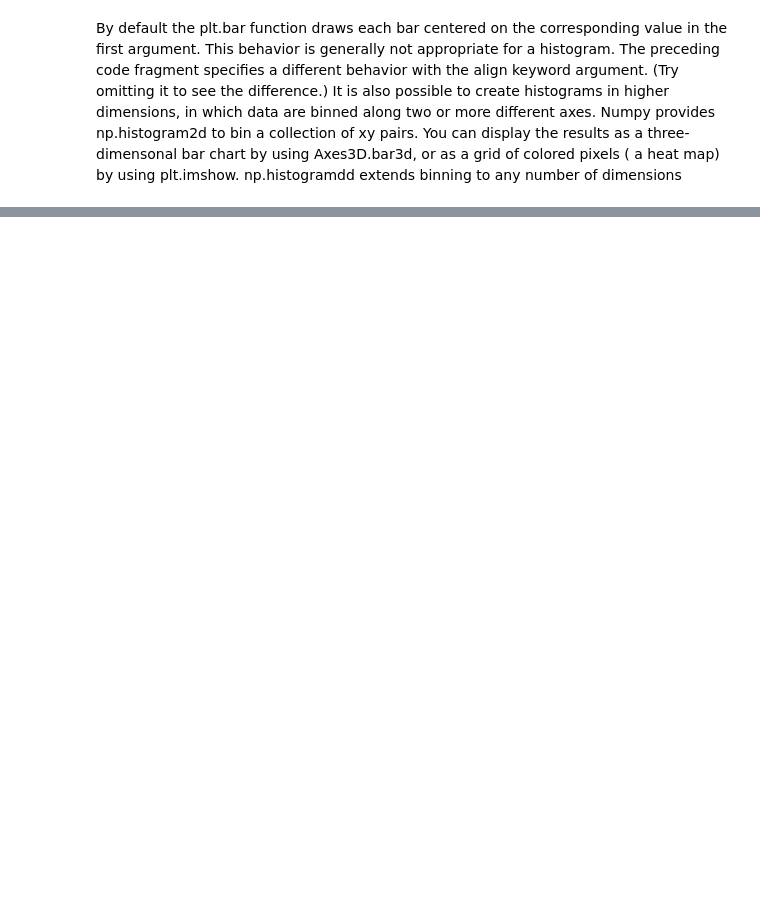
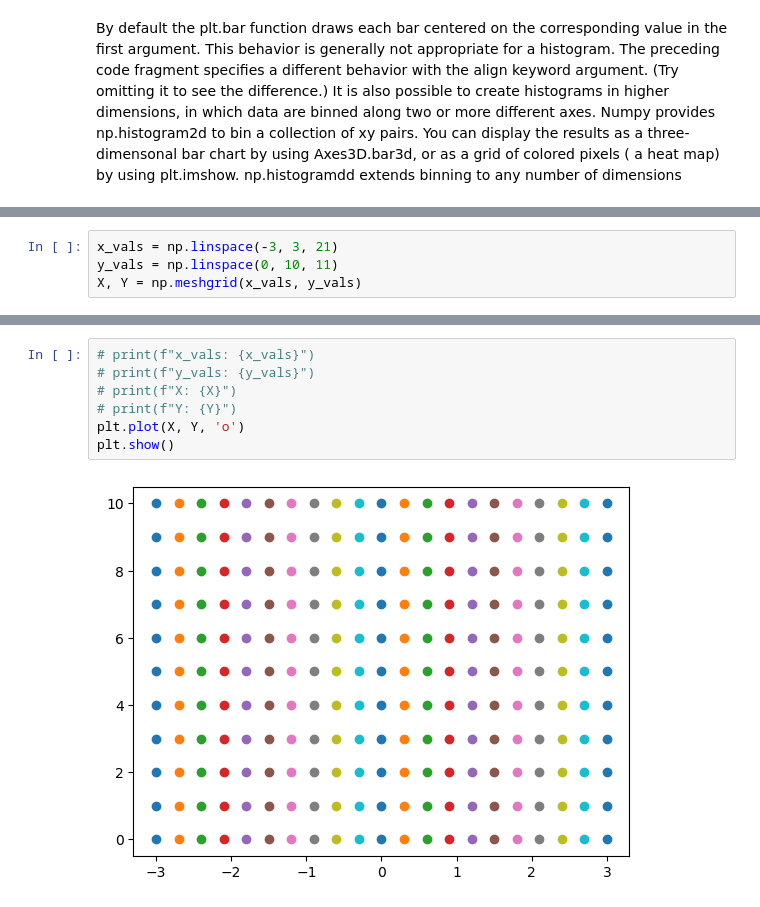
Before and after one commit to e-d-p-9/Physical-Modeling-with-Python, a Jupyter notebook: Ch6/ch6-notes.ipynb, the cells around one changed output, grey strips where cells are left out. Cells and saved outputs as stored; diff of their text form; blank space fills up the shorter version.

```diff
--- a/Ch6/ch6-notes.ipynb
+++ b/Ch6/ch6-notes.ipynb
@@ -606,0 +613,4 @@ left off at page 86 6.4 contour plots, surface plots and heat maps
+# %%
+x_vals = np.linspace(-3, 3, 21)
+y_vals = np.linspace(0, 10, 11)
+X, Y = np.meshgrid(x_vals, y_vals)
@@ -606,0 +619,9 @@ left off at page 86 6.4 contour plots, surface plots and heat maps
+# %%
+# print(f"x_vals: {x_vals}")
+# print(f"y_vals: {y_vals}")
+# print(f"X: {X}")
+# print(f"Y: {Y}")
+plt.plot(X, Y, 'o')
+plt.show()
+# %% [output]
+[figure, added]
```
Also changed, not shown: parts of 25 cells of this notebook.
